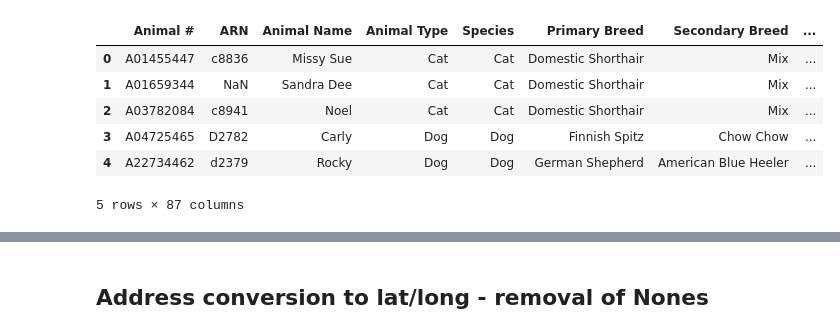
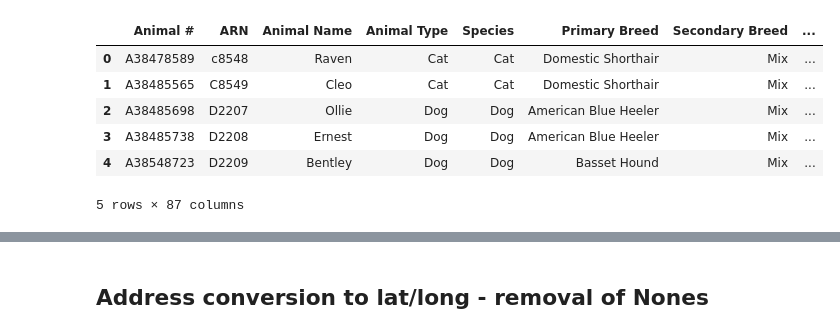
Before and after one commit to JSischo/Waupaca_repo, a Jupyter notebook: EDA2018CSVfile.ipynb, the cells around one changed output, grey strips where cells are left out. Drawn from its saved outputs; the diff is of its cells as text; code cells hidden in the pictures.

Commit message:
reprocessed intake csv files

```diff
--- a/EDA2018CSVfile.ipynb
+++ b/EDA2018CSVfile.ipynb
@@ -1,28 +1,28 @@
 # %%
 import pandas as pd
 import csv
-from sklearn.preprocessing import LabelEncoder
-from sqlalchemy import create_engine
+#from sklearn.preprocessing import LabelEncoder
+#from sqlalchemy import create_engine
 # from config import db_password -- for Postgres
-from geopy.geocoders import Nominatim
+#from geopy.geocoders import Nominatim
 
-#pd.set_option("display.max_rows", None)
+pd.set_option("display.max_rows", None)
 
 # File to Load
-dataset_one_to_load = "Resources/AnimalIntakeWithResultsExtended2020.csv"
+dataset_one_to_load = "Resources/AnimalIntakeWithResultsExtended2018.csv"
 # %%
-#THIS IS WITH 2020 CSV FILE ONLY - ALL THREE YEARS MUST BE JOINED WITH SQL IN DB
+#THIS IS WITH 2018 CSV FILE ONLY - ALL THREE YEARS MUST BE JOINED WITH SQL IN DB
 
 # Read the intake data and store into a Pandas DataFrame
-dataset_three_df = pd.read_csv(dataset_one_to_load)
+dataset_one_df = pd.read_csv(dataset_one_to_load)
 # %%
-dataset_three_df.head()
+dataset_one_df.head()
 # %% [output]
 |  | Animal # | ARN | Animal Name | Animal Type | Species | Primary Breed | Secondary Breed | ... |
-| 0 | A01455447 | c8836 | Missy Sue | Cat | Cat | Domestic Shorthair | Mix | ... |
-| 1 | A01659344 | NaN | Sandra Dee | Cat | Cat | Domestic Shorthair | Mix | ... |
-| 2 | A03782084 | c8941 | Noel | Cat | Cat | Domestic Shorthair | Mix | ... |
-| 3 | A04725465 | D2782 | Carly | Dog | Dog | Finnish Spitz | Chow Chow | ... |
-| 4 | A22734462 | d2379 | Rocky | Dog | Dog | German Shepherd | American Blue Heeler | ... |
+| 0 | A38478589 | c8548 | Raven | Cat | Cat | Domestic Shorthair | Mix | ... |
+| 1 | A38485565 | C8549 | Cleo | Cat | Cat | Domestic Shorthair | Mix | ... |
+| 2 | A38485698 | D2207 | Ollie | Dog | Dog | American Blue Heeler | Mix | ... |
+| 3 | A38485738 | D2208 | Ernest | Dog | Dog | American Blue Heeler | Mix | ... |
+| 4 | A38548723 | D2209 | Bentley | Dog | Dog | Basset Hound | Mix | ... |
 5 rows × 87 columns
 # %%
```
Also changed, not shown: parts of 16 cells of this notebook, 9 other files.
